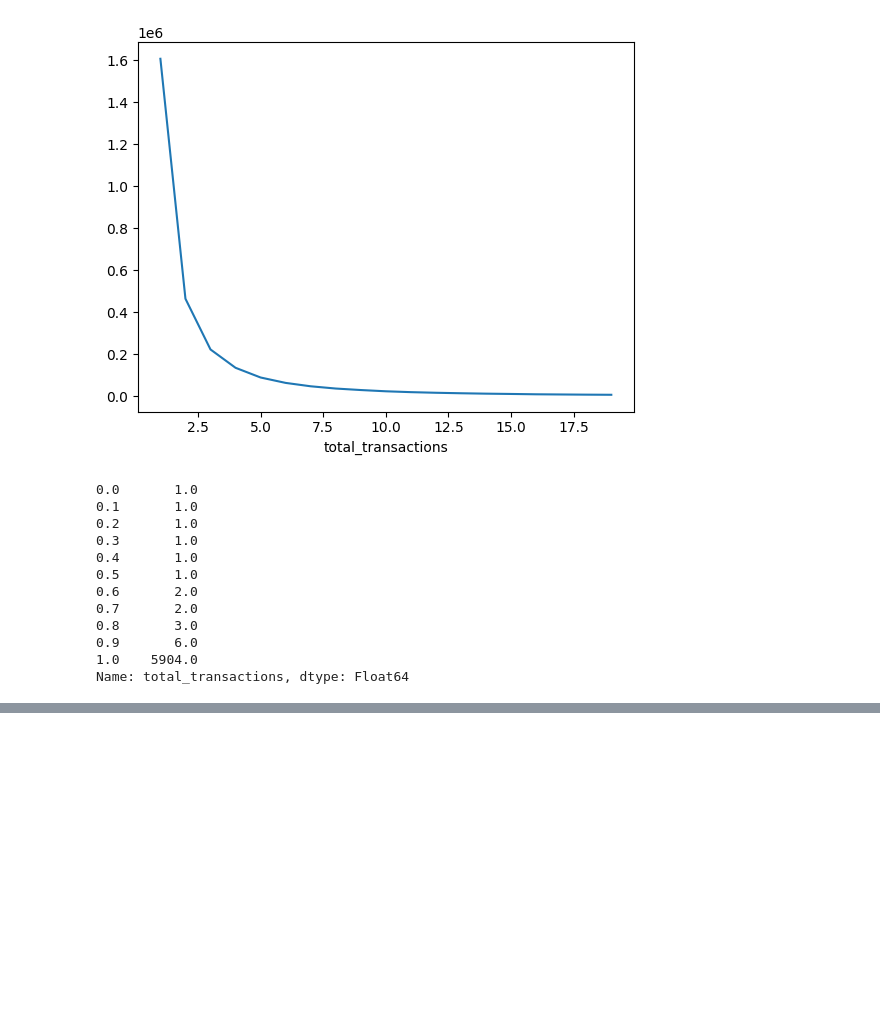
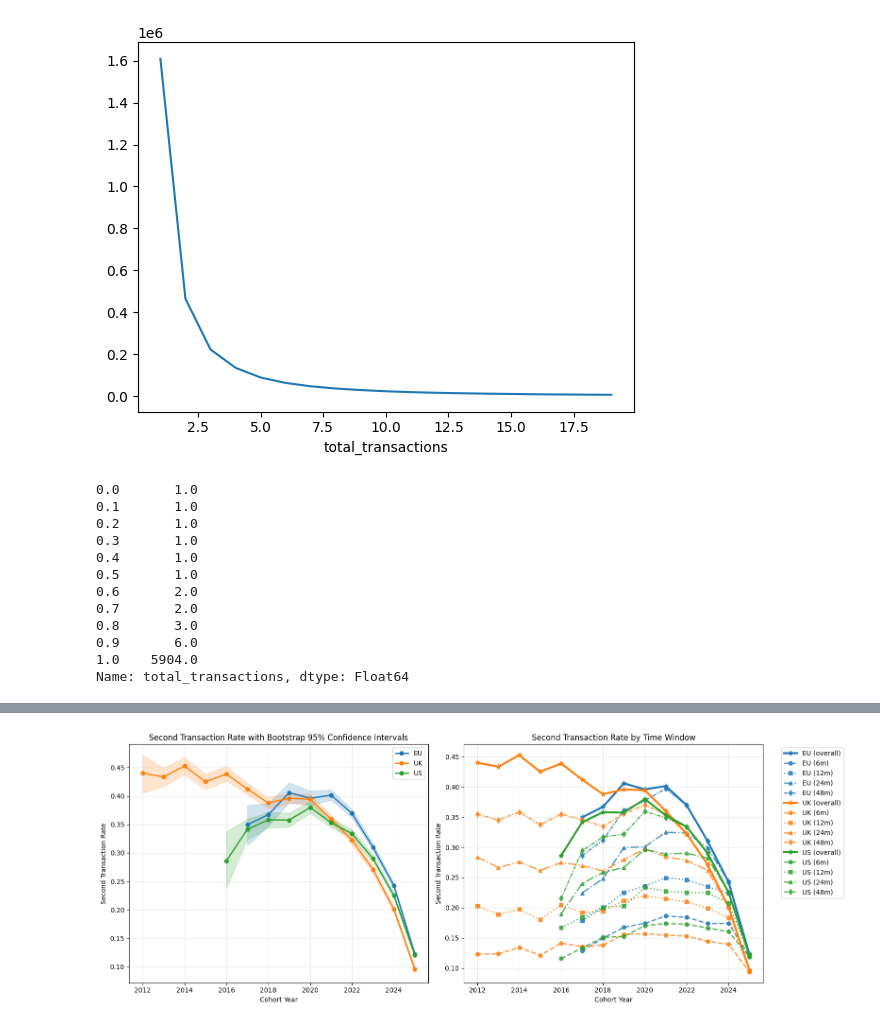
Before and after one commit to mpb-com/dsci-customer, a Jupyter notebook: experiments/eda.ipynb, the cells around one changed output, grey strips where cells are left out. Drawn from its saved outputs; the diff is of its cells as text; code cells hidden in the pictures; blank space fills up the shorter version.

```diff
--- a/experiments/eda.ipynb
+++ b/experiments/eda.ipynb
@@ -206,0 +402,99 @@ Name: avg_frequency_days, dtype: float64
+# %%
+# Advanced plots with uncertainty intervals and additional metrics
+fig, axes = plt.subplots(1, 2, figsize=(16, 6))
+
+# Define consistent colors for markets
+market_colors = {}
+for i, market in enumerate(df['market'].unique()):
+    market_colors[market] = f'C{i}'
+
+# 1. Second transaction rate with bootstrap confidence intervals
+def bootstrap_ci(data, n_bootstrap=1000, ci=95):
+    """Calculate bootstrap confidence intervals for second transaction rate"""
+    rates = []
+    for _ in range(n_bootstrap):
+        sample = np.random.choice(data, size=len(data), replace=True)
+        rate = (sample > 0).mean()
+        rates.append(rate)
+
+    lower = np.percentile(rates, (100-ci)/2)
+    upper = np.percentile(rates, 100-(100-ci)/2)
+    return lower, upper
+
+for market in df['market'].unique():
+    market_data_list = []
+
+    for year in sorted(df['first_txn_date'].dt.year.unique()):
+        year_market_data = df[(df['market'] == market) &
+                             (df['first_txn_date'].dt.year == year)]['days_between_first_and_second'].values
+
+        if len(year_market_data) > 10:  # Need minimum sample size
+            rate = (year_market_data > 0).mean()
+            lower, upper = bootstrap_ci(year_market_data)
+
+            market_data_list.append({
+                'year': year,
+                'rate': rate,
+                'lower': lower,
+                'upper': upper
+            })
+
+    if market_data_list:
+        market_df = pd.DataFrame(market_data_list)
+
+        axes[0].plot(market_df['year'], market_df['rate'],
+                     marker='o', label=market, linewidth=2, color=market_colors[market])
+        axes[0].fill_between(market_df['year'],
+                            market_df['lower'], market_df['upper'],
+                            alpha=0.2, color=market_colors[market])
+
+axes[0].set_title('Second Transaction Rate with Bootstrap 95% Confidence Intervals')
+axes[0].set_xlabel('Cohort Year')
+axes[0].set_ylabel('Second Transaction Rate')
+axes[0].legend()
+axes[0].grid(True, alpha=0.3)
+
+# 2. Second transaction rates by time window (including no time limit)
+quick_conversion = df.groupby(['market', df['first_txn_date'].dt.year]).agg({
+    'days_between_first_and_second': [
+        lambda x: (x > 0).mean(),                 # no time limit (overall rate)
+        lambda x: ((x > 0) & (x <= 180)).mean(),  # 6 months
+        lambda x: ((x > 0) & (x <= 365)).mean(),  # 12 months
+        lambda x: ((x > 0) & (x <= 730)).mean(),  # 24 months
+        lambda x: ((x > 0) & (x <= 1460)).mean()  # 48 months (4 years)
+    ]
+}).reset_index()
+
+quick_conversion.columns = ['market', 'year', 'overall', 'within_6m', 'within_12m', 'within_24m', 'within_48m']
+
+for market in df['market'].unique():
+    market_data = quick_conversion[quick_conversion['market'] == market]
+    if len(market_data) > 0:
+        color = market_colors[market]
+
+        axes[1].plot(market_data['year'], market_data['overall'],
+                     marker='*', label=f'{market} (overall)', linewidth=3,
+                     linestyle='-', color=color, markersize=8)
+        axes[1].plot(market_data['year'], market_data['within_6m'],
+                     marker='o', label=f'{market} (6m)', linewidth=2,
+                     linestyle='--', color=color, alpha=0.8)
+        axes[1].plot(market_data['year'], market_data['within_12m'],
+                     marker='s', label=f'{market} (12m)', linewidth=2,
+                     linestyle=':', color=color, alpha=0.8)
+        axes[1].plot(market_data['year'], market_data['within_24m'],
+                     marker='^', label=f'{market} (24m)', linewidth=2,
+                     linestyle='-.', color=color, alpha=0.8)
+        axes[1].plot(market_data['year'], market_data['within_48m'],
+                     marker='d', label=f'{market} (48m)', linewidth=2,
+                     linestyle=(0, (3, 1, 1, 1)), color=color, alpha=0.8)
+
+axes[1].set_title('Second Transaction Rate by Time Window')
+axes[1].set_xlabel('Cohort Year')
+axes[1].set_ylabel('Second Transaction Rate')
+axes[1].legend(bbox_to_anchor=(1.05, 1), loc='upper left')
+axes[1].grid(True, alpha=0.3)
+
+plt.tight_layout()
+plt.show()
+# %% [output]
+[figure, added]
```
Also changed, not shown: parts of 16 cells of this notebook, 7 other files.
